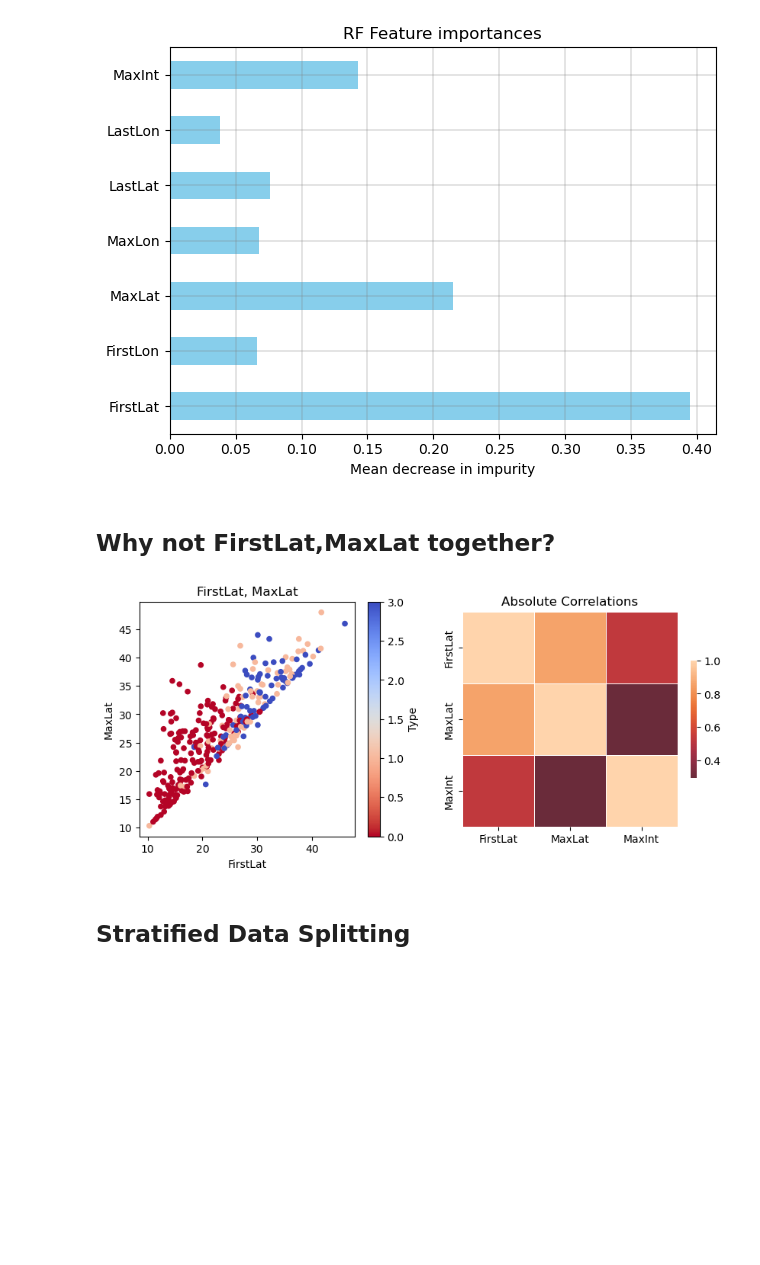
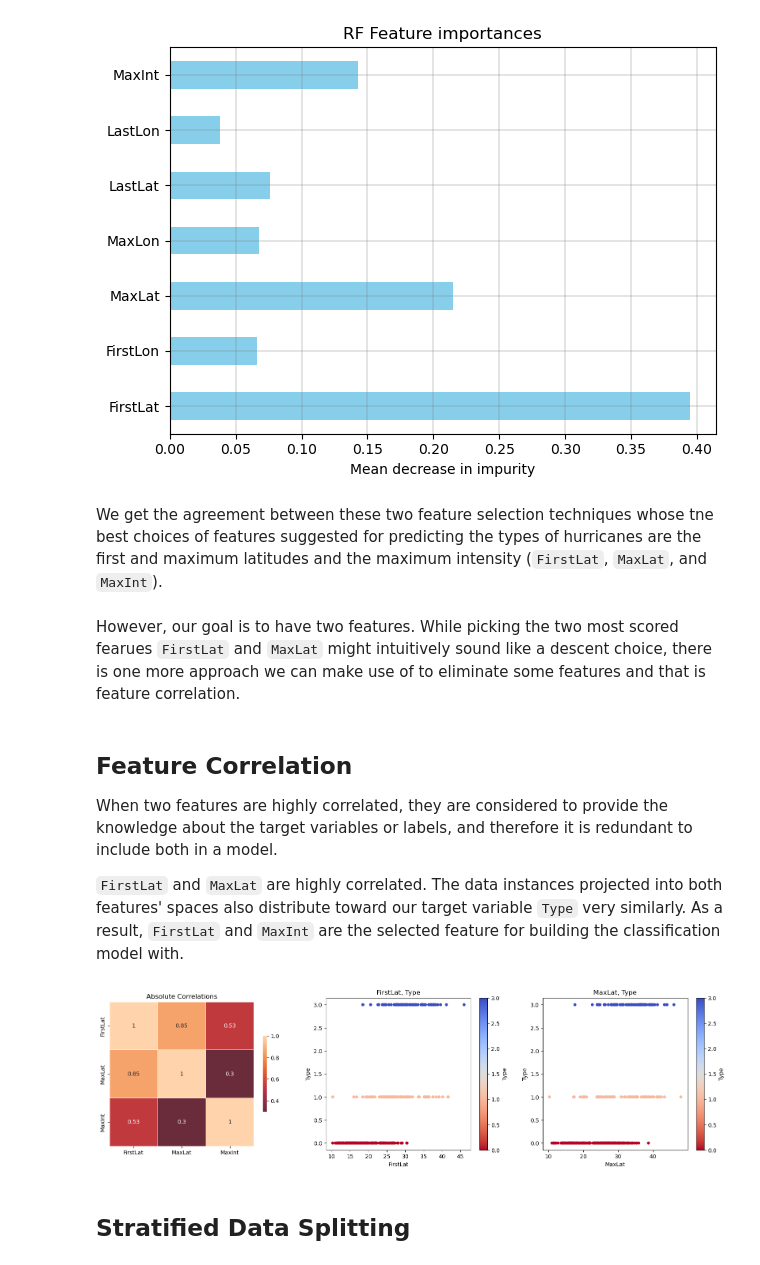
Before and after one commit to jeepchinnawat/edumat-book, a Jupyter notebook: book/hurricanes.ipynb, the cells around one changed output. Cells and saved outputs as stored; diff of their text form; code cells hidden in the pictures; blank space fills up the shorter version.

Commit message:
hurricanes: update

```diff
--- a/book/hurricanes.ipynb
+++ b/book/hurricanes.ipynb
@@ -143,27 +143,37 @@ fig.tight_layout()
 plt.show()
 # %% [output]
 [figure]
+# %% [markdown]
+We get the agreement between these two feature selection techniques whose tne best choices of features suggested for predicting the types of hurricanes are the first and maximum latitudes and the maximum intensity (`FirstLat`, `MaxLat`, and `MaxInt`).
 # %%
 selected_features = ['FirstLat', 'MaxLat', 'MaxInt']
+# %% [markdown]
+However, our goal is to have two features. While picking the two most scored fearues `FirstLat` and `MaxLat` might intuitively sound like a descent choice, there is one more approach we can make use of to eliminate some features and that is feature correlation.
 # %% [markdown]
-## Why not FirstLat,MaxLat together?
+## Feature Correlation
+When two features are highly correlated, they are considered to provide the knowledge about the target variables or labels, and therefore it is redundant to include both in a model.
+
+`FirstLat` and `MaxLat` are highly correlated. The data instances projected into both features' spaces also distribute toward our target variable `Type` very similarly. As a result, `FirstLat` and `MaxInt` are the selected feature for building the classification model with.
 # %%
 import seaborn as sns
 
-fig, axs = plt.subplots(1,2, figsize=(10, 4))
-
-hurricanes.plot.scatter('FirstLat', 'MaxLat', c='Type', colormap='coolwarm_r', ax=axs[0])
-axs[0].set_title("FirstLat, MaxLat")
+fig, axs = plt.subplots(1,3, figsize=(20, 5))
 
 # the abs. correlation matrix
 df = pd.DataFrame(hurricanes, columns=selected_features)
 abs_corr = df.corr().abs()
-sns.heatmap(abs_corr, center=0, square=True, linewidths=.5, cbar_kws={"shrink": .5}, ax=axs[1])
-axs[1].set_title("Absolute Correlations")
+sns.heatmap(abs_corr, center=0, square=True, annot=True, linewidths=.5, cbar_kws={"shrink": .5}, ax=axs[0])
+axs[0].set_title("Absolute Correlations")
+
+hurricanes.plot.scatter('FirstLat', 'Type', c='Type', colormap='coolwarm_r', ax=axs[1])
+axs[1].set_title("FirstLat, Type")
+
+hurricanes.plot.scatter('MaxLat', 'Type', c='Type', colormap='coolwarm_r', ax=axs[2], sharey=axs[1])
+axs[2].set_title("MaxLat, Type")
 
 plt.show()
 # %% [output]
-[figure, old version]
+[figure, new version]
 # %%
 selected_features = ['FirstLat', 'MaxInt']
 # %% [markdown]
```
Also changed, not shown: parts of 8 cells of this notebook, 1 other file.
